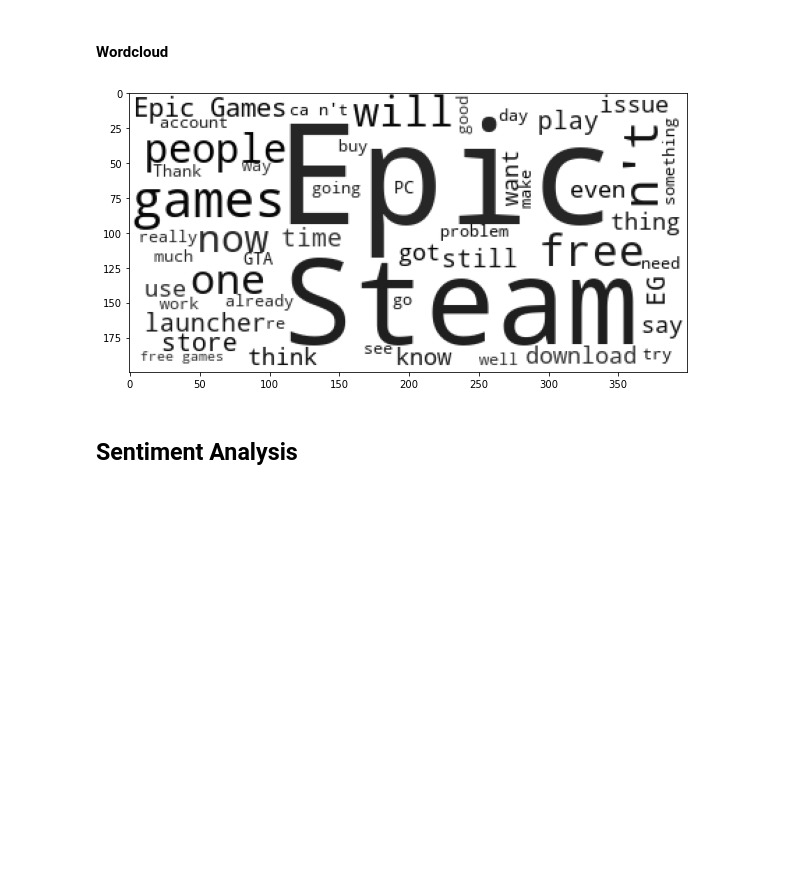
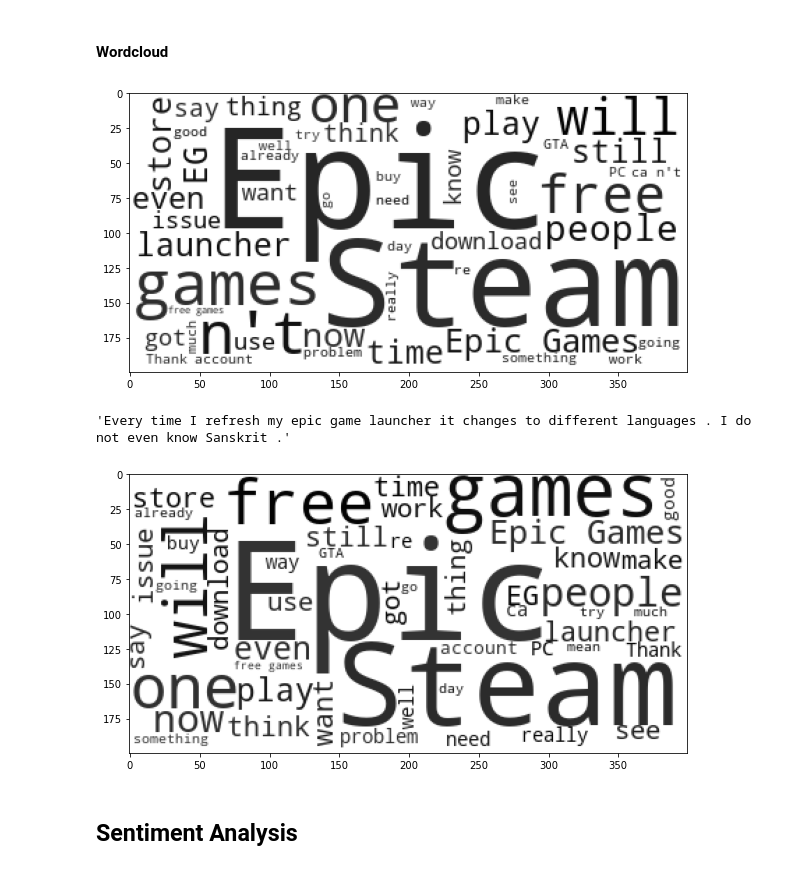
Before and after one commit to Sakyawira/Sentiment-Analysis, a Jupyter notebook: 2. Data Cleaning and Exploration.ipynb, the cells around one changed output. Cells and saved outputs as stored; diff of their text form; code cells hidden in the pictures; blank space fills up the shorter version.

```diff
--- a/2. Data Cleaning and Exploration.ipynb
+++ b/2. Data Cleaning and Exploration.ipynb
@@ -66,6 +64,8 @@ import random
 def grey_color_func(word, font_size, position, orientation, random_state=None, **kwargs):
     return "hsl(0, 0%%, %d%%)" % random.randint(1, 20)
 # %%
+words = df.Reply.str.cat(sep='. ')
+
 stp = STOPWORDS.copy()
 stp.add('game')
 wc = WordCloud(background_color="white", max_words=50,  stopwords=stp)
@@ -76,7 +76,27 @@ plt.figure(figsize=(10,20))
 plt.imshow(wc.recolor(color_func=grey_color_func, random_state=3))
 plt.show()
 # %% [output]
-[figure, old version]
+[figure, new version]
+# %%
+# df.replace({"n't": "not"}, regex=True)
+df["Reply"]= df["Reply"].str.replace("n't", "not", case = False)
+df.Reply.iloc[1]
+# %% [output]
+'Every time I refresh my epic game launcher it changes to different languages . I do not even know Sanskrit .'
+# %%
+words = df.Reply.str.cat(sep='. ')
+
+stp = STOPWORDS.copy()
+stp.add('game')
+wc = WordCloud(background_color="white", max_words=50,  stopwords=stp)
+# Generate word cloud
+wc.generate(words)
+
+plt.figure(figsize=(10,20))
+plt.imshow(wc.recolor(color_func=grey_color_func, random_state=3))
+plt.show()
+# %% [output]
+[figure, added]
 # %% [markdown]
 ## Sentiment Analysis
 # %% [markdown]
```
Also changed, not shown: parts of 7 cells of this notebook.
